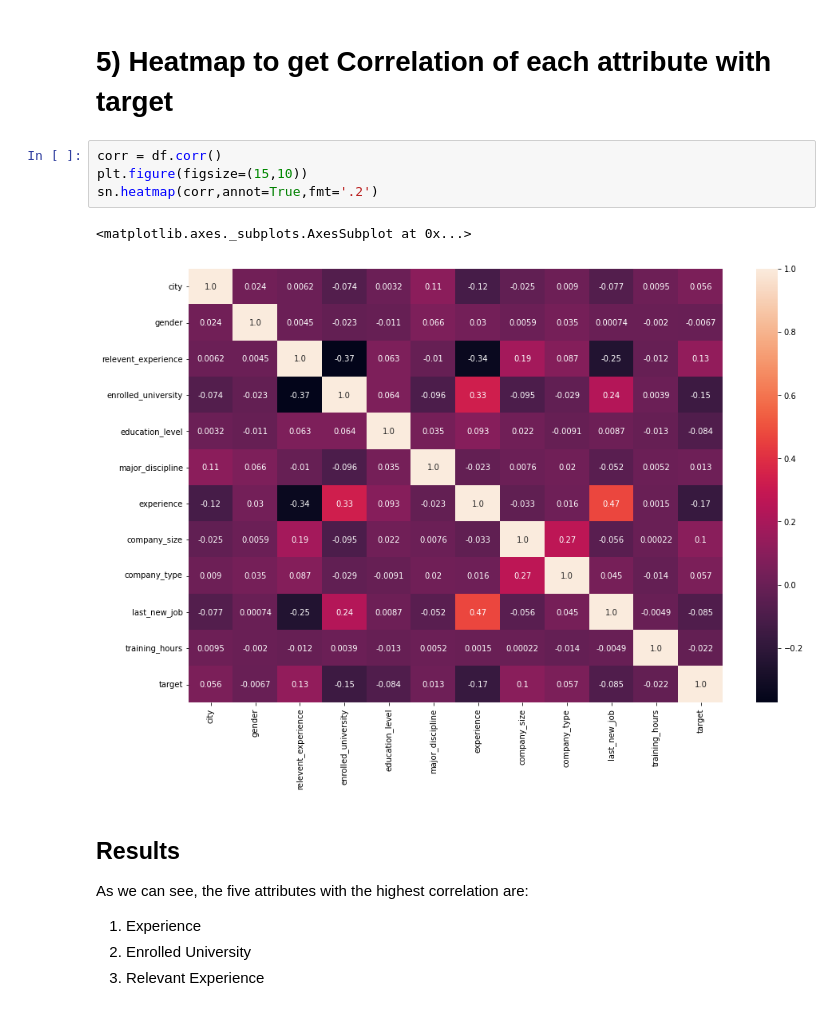
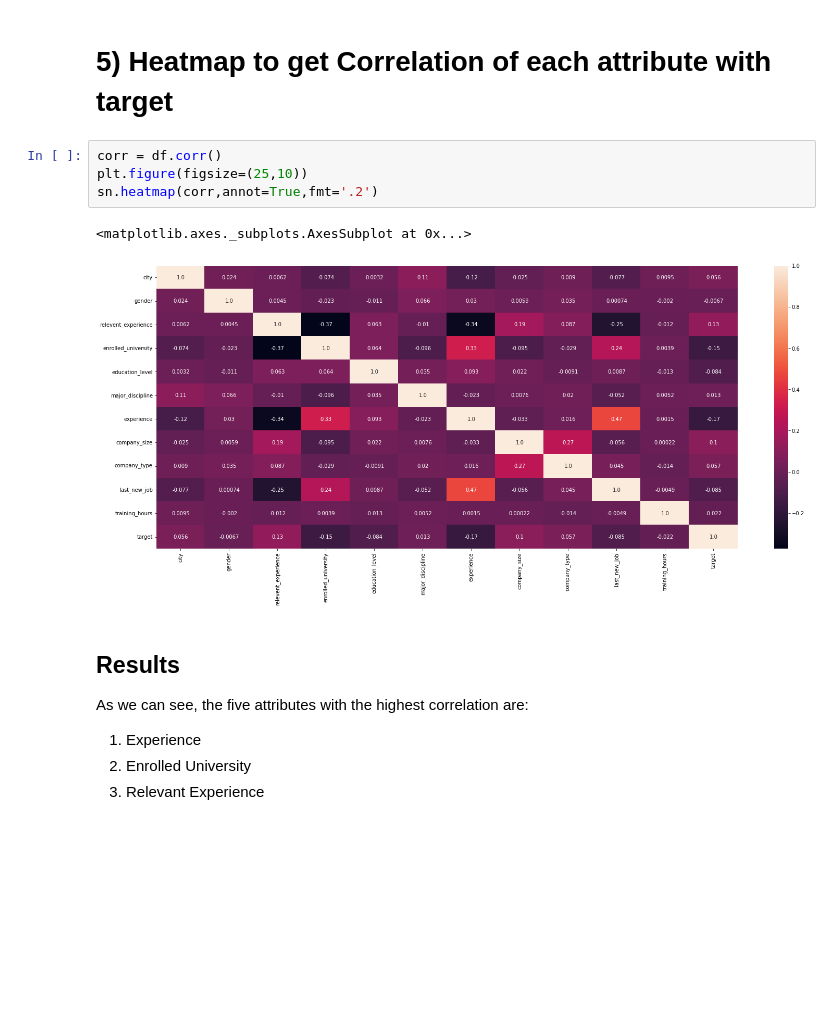
Before and after one commit to Dinaka-Alade/HR-Analytics-Job-Change-of-Data-Scientists, a Jupyter notebook: HR_Analytics_Job_Change_Prediction.ipynb, the cells around one changed output. Cells and saved outputs as stored; diff of their text form; blank space fills up the shorter version.

```diff
--- a/HR_Analytics_Job_Change_Prediction.ipynb
+++ b/HR_Analytics_Job_Change_Prediction.ipynb
@@ -170,11 +171,11 @@ df.head()
 # 5) Heatmap to get Correlation of each attribute with target
 # %%
 corr = df.corr()
-plt.figure(figsize=(15,10))
+plt.figure(figsize=(25,10))
 sn.heatmap(corr,annot=True,fmt='.2')
 # %% [output]
 <matplotlib.axes._subplots.AxesSubplot at 0x...>
-[figure, old version]
+[figure, new version]
 # %% [markdown]
 ## Results <br>
 As we can see, the five attributes with the highest correlation are:<br>
```
Also changed, not shown: parts of 16 cells of this notebook.
